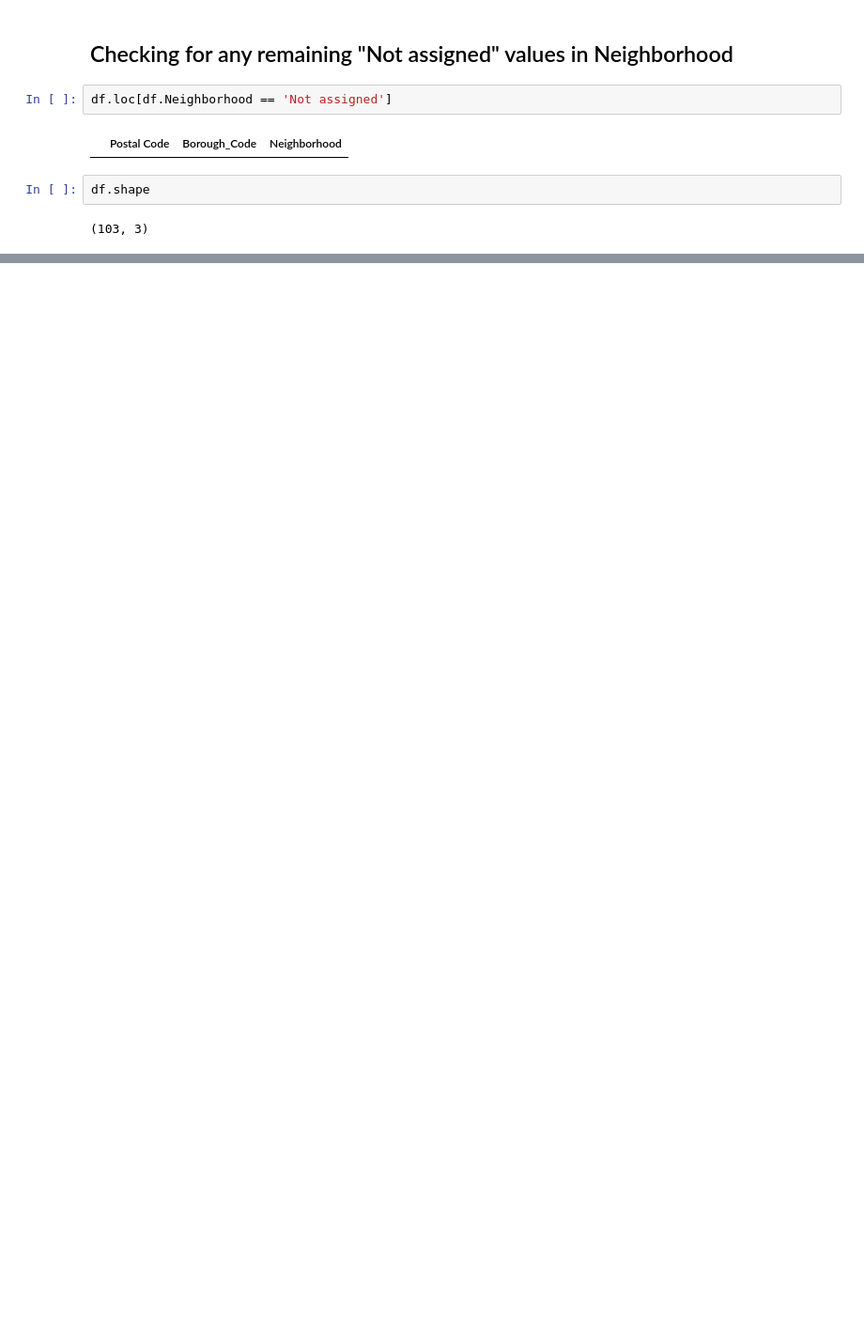
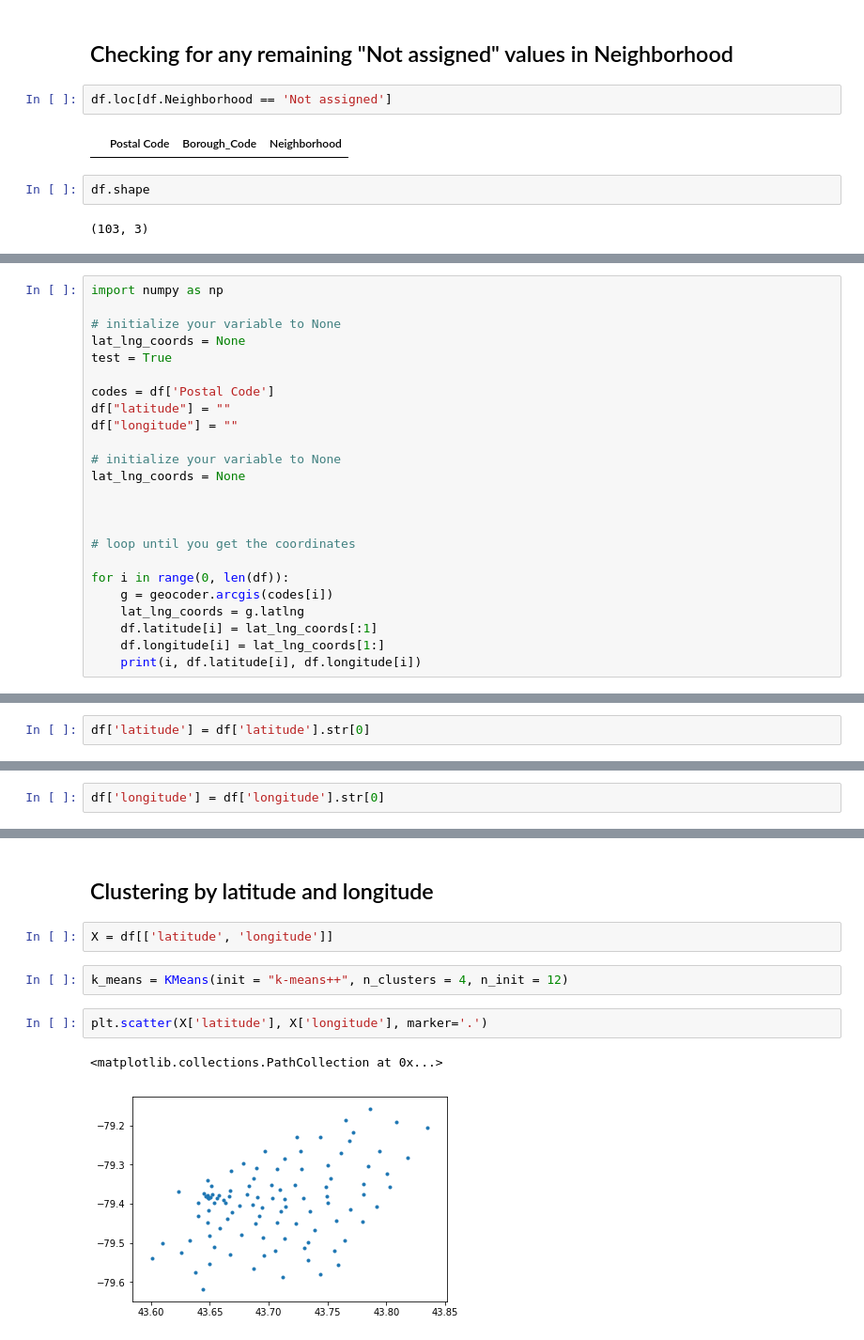
Before and after one commit to jrussellphd/IBM_capstone, a Jupyter notebook: Segmenting and Clustering Neighborhoods in Toronto.ipynb, the cells around one changed output, grey strips where cells are left out. Shown: that part at 94% size. Cells and saved outputs as stored; diff of their text form; blank space fills up the shorter version.

```diff
--- a/Segmenting and Clustering Neighborhoods in Toronto.ipynb
+++ b/Segmenting and Clustering Neighborhoods in Toronto.ipynb
@@ -135,0 +171,24 @@ df.shape
+# %%
+import numpy as np
+
+# initialize your variable to None
+lat_lng_coords = None
+test = True
+
+codes = df['Postal Code']
+df["latitude"] = ""
+df["longitude"] = ""
+
+# initialize your variable to None
+lat_lng_coords = None
+
+
+
+# loop until you get the coordinates
+
+for i in range(0, len(df)):
+    g = geocoder.arcgis(codes[i])
+    lat_lng_coords = g.latlng
+    df.latitude[i] = lat_lng_coords[:1]
+    df.longitude[i] = lat_lng_coords[1:]
+    print(i, df.latitude[i], df.longitude[i])
@@ -135,0 +236,2 @@ df.shape
+# %%
+df['latitude'] = df['latitude'].str[0]
@@ -135,0 +244,2 @@ df.shape
+# %%
+df['longitude'] = df['longitude'].str[0]
@@ -135,0 +270,11 @@ df.shape
+# %% [markdown]
+## Clustering by latitude and longitude
+# %%
+X = df[['latitude', 'longitude']]
+# %%
+k_means = KMeans(init = "k-means++", n_clusters = 4, n_init = 12)
+# %%
+plt.scatter(X['latitude'], X['longitude'], marker='.')
+# %% [output]
+<matplotlib.collections.PathCollection at 0x...>
+[figure, added]
```
Also changed, not shown: parts of 69 cells of this notebook.
